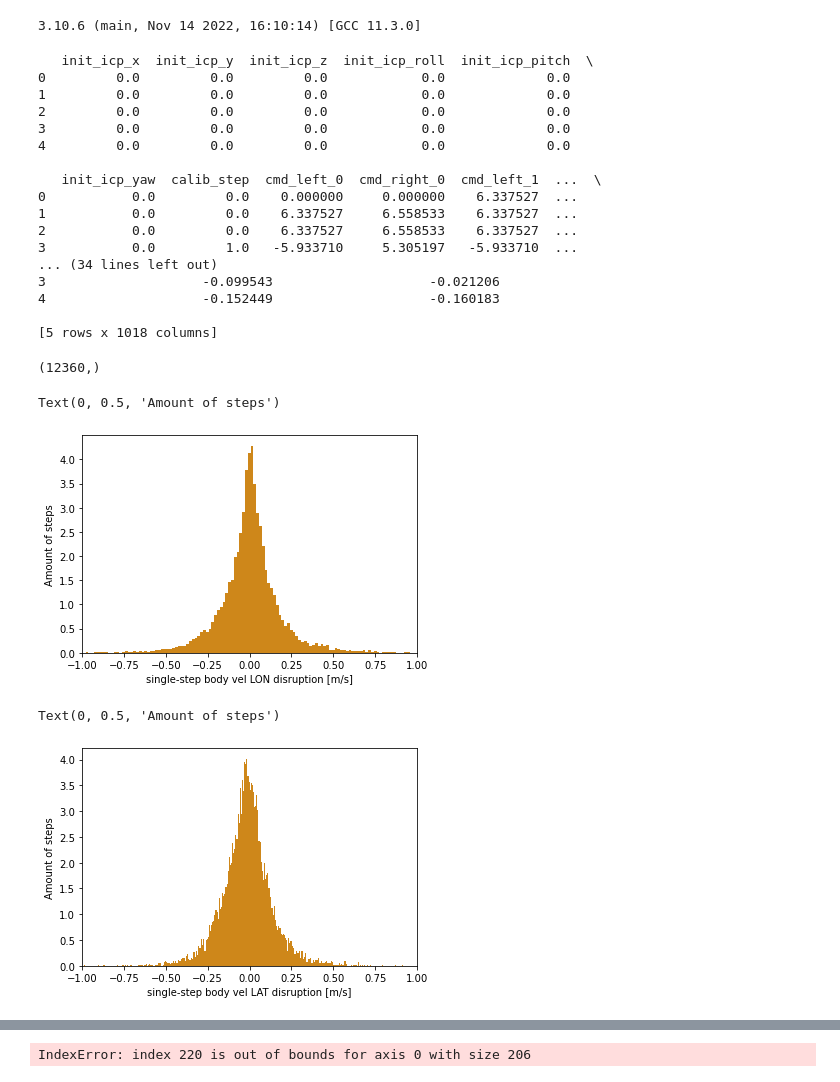
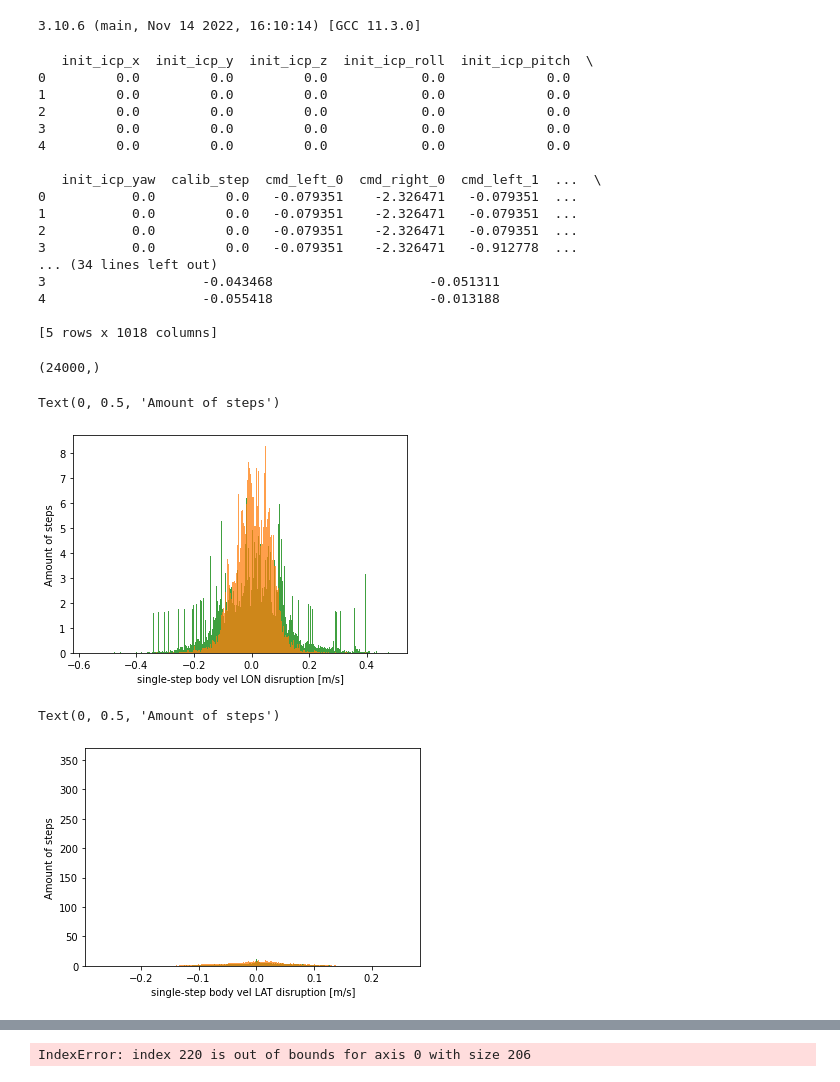
Before and after one commit to norlab-ulaval/norlab_WMRD, a Jupyter notebook: DB/analyse_slip_disturptions.ipynb, the cells around one changed output, grey strips where cells are left out. Cells and saved outputs as stored; diff of their text form; code cells hidden in the pictures.

Commit message:
now processing husky data

```diff
--- a/DB/analyse_slip_disturptions.ipynb
+++ b/DB/analyse_slip_disturptions.ipynb
@@ -35,9 +35,12 @@ from scipy.interpolate import make_smoothing_spline
 # %%
 #import training dataset
 
-dataset = pd.read_pickle('/home/dominic/repos/norlab_WMRD/data/marmotte/ga_hard_snow_25_01_a/slip_dataset_all.pkl')
+# dataset = pd.read_pickle('/home/dominic/repos/norlab_WMRD/data/marmotte/ga_hard_snow_25_01_a/slip_dataset_all.pkl')
 # '/home/dominic/repos/norlab_WMRD/data/marmotte/grand_salon_20_01_b/slip_dataset_all.pkl'
-dataset_snow = pd.read_pickle('/home/dominic/repos/norlab_WMRD/data/marmotte/ga_hard_snow_25_01_a/slip_dataset_all.pkl')
+# dataset_snow = pd.read_pickle('/home/dominic/repos/norlab_WMRD/data/marmotte/ga_hard_snow_25_01_a/slip_dataset_all.pkl')
+
+dataset = pd.read_pickle('/home/dominic/repos/norlab_WMRD/data/husky/grand_salon_a_inflated/slip_dataset_all.pkl')
+dataset_snow = pd.read_pickle('/home/dominic/repos/norlab_WMRD/data/husky/grand_salon_b_deflated/slip_dataset_all.pkl')
 
 print(dataset.head())
 # %% [output]
@@ -49,13 +52,13 @@ print(dataset.head())
 4         0.0         0.0         0.0            0.0             0.0
 
    init_icp_yaw  calib_step  cmd_left_0  cmd_right_0  cmd_left_1  ...  \
-0           0.0         0.0    0.000000     0.000000    6.337527  ...
-1           0.0         0.0    6.337527     6.558533    6.337527  ...
-2           0.0         0.0    6.337527     6.558533    6.337527  ...
-3           0.0         1.0   -5.933710     5.305197   -5.933710  ...
+0           0.0         0.0   -0.079351    -2.326471   -0.079351  ...
+1           0.0         0.0   -0.079351    -2.326471   -0.079351  ...
+2           0.0         0.0   -0.079351    -2.326471   -0.079351  ...
+3           0.0         0.0   -0.079351    -2.326471   -0.912778  ...
 ... (34 lines left out)
-3                    -0.099543                    -0.021206
-4                    -0.152449                    -0.160183
+3                    -0.043468                    -0.051311
+4                    -0.055418                    -0.013188
 
 [5 rows x 1018 columns]
 # %%
@@ -82,25 +85,25 @@ body_vel_disturption_yaw_array_snow = dataset_snow[str_body_vel_disturption_yaw_
 
 print(body_vel_disturption_x_array.flatten().shape)
 # %% [output]
-(12360,)
+(24000,)
 # %%
 plt.hist(body_vel_disturption_x_array.flatten(), 500, density=True, facecolor='g', alpha=0.75)
 plt.hist(body_vel_disturption_x_array_snow.flatten(), 500, density=True, facecolor='C1', alpha=0.75)
-plt.xlim(-1,1)
+# plt.xlim(-1,1)
 plt.xlabel('single-step body vel LON disruption [m/s]')
 plt.ylabel('Amount of steps')
 # %% [output]
 Text(0, 0.5, 'Amount of steps')
-[figure, old version]
+[figure, new version]
 # %%
 plt.hist(body_vel_disturption_y_array.flatten(), 500, density=True, facecolor='g', alpha=0.75)
 plt.hist(body_vel_disturption_y_array_snow.flatten(), 500, density=True, facecolor='C1', alpha=0.75)
-plt.xlim(-1,1)
+# plt.xlim(-1,1)
 plt.xlabel('single-step body vel LAT disruption [m/s]')
 plt.ylabel('Amount of steps')
 # %% [output]
 Text(0, 0.5, 'Amount of steps')
-[figure, old version]
+[figure, new version]
 # %%
 plt.hist(body_vel_disturption_yaw_array.flatten(), 5000, density=True, facecolor='g', alpha=0.75)
 plt.hist(body_vel_disturption_yaw_array_snow.flatten(), 5000, density=True, facecolor='C1', alpha=0.75)
```
Also changed, not shown: parts of 11 cells of this notebook, 8 other files.
